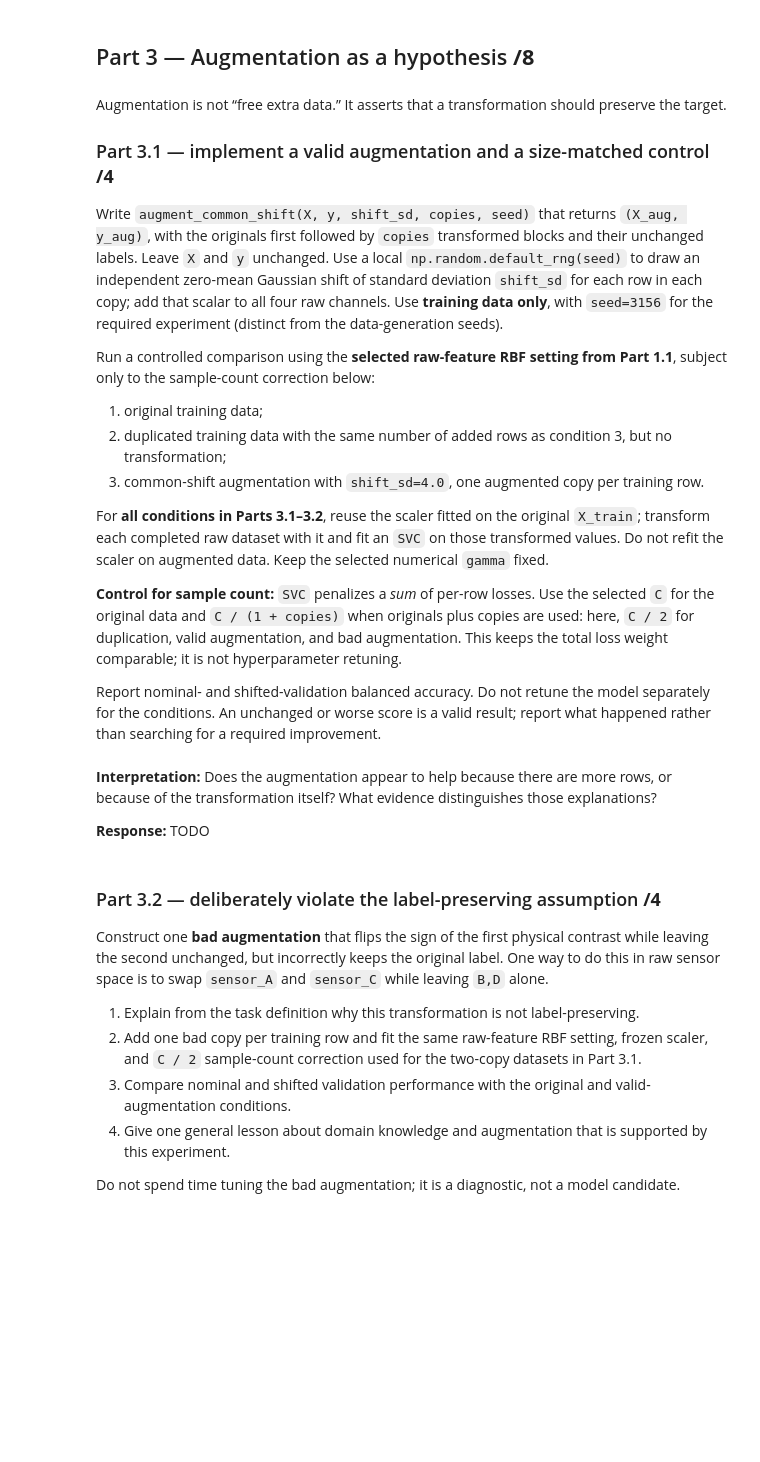
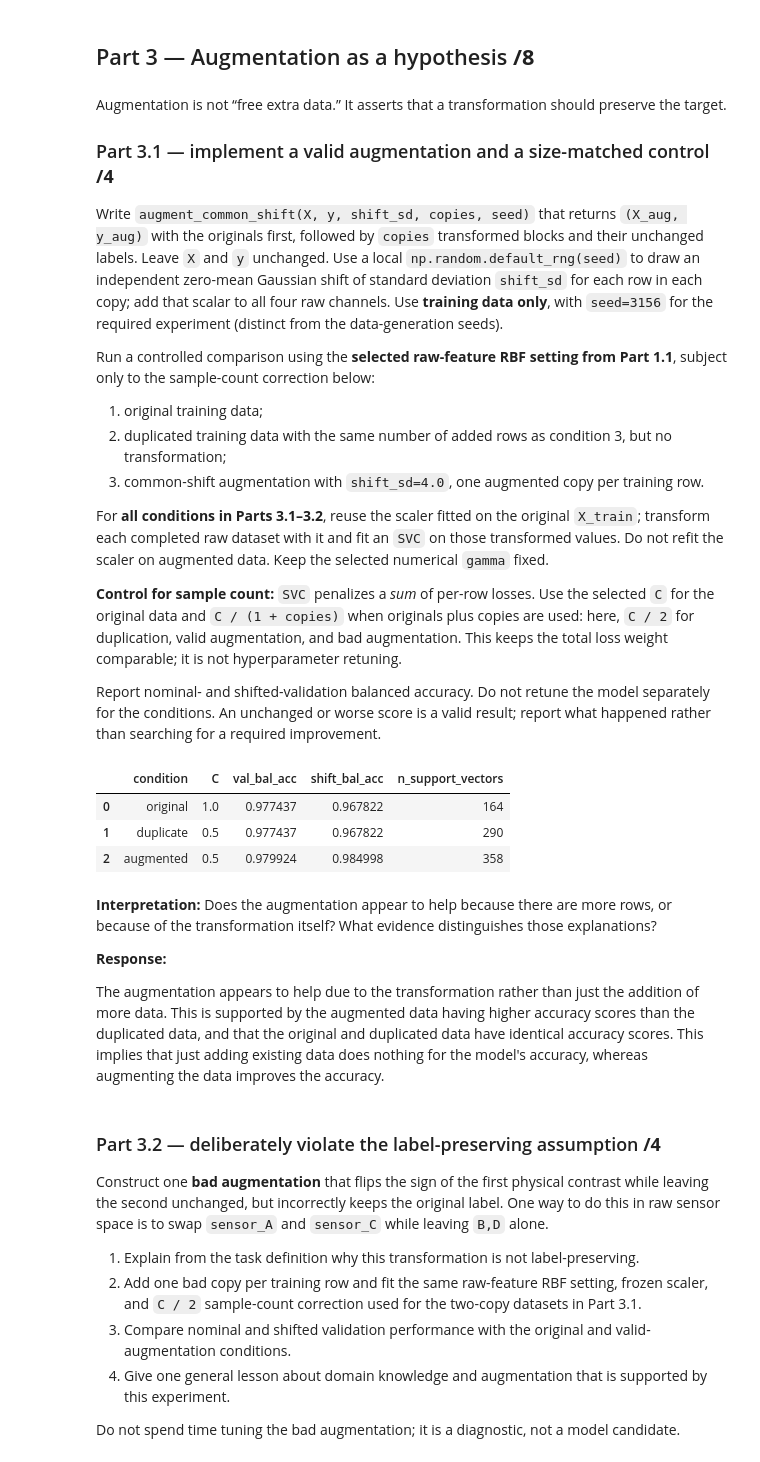
Before and after one commit to CameronC11/CSCI-A2, a Jupyter notebook: CSCI3151_A2_team_15.ipynb, the cells around one changed output. Saved outputs shown, nothing was run; the diff lists cells and outputs as text; code cells hidden in the pictures; blank space fills up the shorter version.

```diff
--- a/CSCI3151_A2_team_15.ipynb
+++ b/CSCI3151_A2_team_15.ipynb
@@ -616,7 +616,7 @@ Augmentation is not “free extra data.” It asserts that a transformation shou
 
 ### Part 3.1 — implement a valid augmentation and a size-matched control  **/4**
 
-Write `augment_common_shift(X, y, shift_sd, copies, seed)` that returns `(X_aug, y_aug)`, with the originals first followed by `copies` transformed blocks and their unchanged labels. Leave `X` and `y` unchanged. Use a local `np.random.default_rng(seed)` to draw an independent zero-mean Gaussian shift of standard deviation `shift_sd` for each row in each copy; add that scalar to all four raw channels. Use **training data only**, with `seed=3156` for the required experiment (distinct from the data-generation seeds).
+Write `augment_common_shift(X, y, shift_sd, copies, seed)` that returns `(X_aug, y_aug)` with the originals first, followed by `copies` transformed blocks and their unchanged labels. Leave `X` and `y` unchanged. Use a local `np.random.default_rng(seed)` to draw an independent zero-mean Gaussian shift of standard deviation `shift_sd` for each row in each copy; add that scalar to all four raw channels. Use **training data only**, with `seed=3156` for the required experiment (distinct from the data-generation seeds).
 
 Run a controlled comparison using the **selected raw-feature RBF setting from Part 1.1**, subject only to the sample-count correction below:
 
@@ -630,18 +630,60 @@ For **all conditions in Parts 3.1–3.2**, reuse the scaler fitted on the origin
 
 Report nominal- and shifted-validation balanced accuracy. Do not retune the model separately for the conditions. An unchanged or worse score is a valid result; report what happened rather than searching for a required improvement.
 # %%
-# TODO: Part 3.1
+# Part 3.1
 
 def augment_common_shift(X, y, shift_sd=4.0, copies=1, seed=3156):
     """Return original rows then shifted copies and labels; do not mutate inputs."""
-    raise NotImplementedError
 
-results_31 = None
+    X_aug, y_aug = X.copy(), y.copy()
+
+    rng = np.random.default_rng(seed)
+    for i in range(copies):
+        shift = rng.normal(loc=0, scale=shift_sd, size=(len(X), 1))
+        X_shift = X + shift
+        X_aug = np.append(X_aug, X_shift, axis=0)
+        y_aug = np.append(y_aug, y)
+
+    return (X_aug, y_aug)
+
+
+scaler = StandardScaler().fit(X_train)
+C_sel, g_sel = selected_rbf["C"], selected_rbf["gamma"]
+
+X_aug, y_aug = augment_common_shift(X_train, y_train)
+X_dup = np.concatenate([X_train, X_train], axis=0)
+y_dup = np.concatenate([y_train, y_train])
+
+conds = {
+    "original":  (X_train, y_train, C_sel),
+    "duplicate": (X_dup,   y_dup,   C_sel / 2),
+    "augmented": (X_aug,   y_aug,   C_sel / 2),
+}
+
+rows = []
+for name, (Xc, yc, C) in conds.items():
+    clf = SVC(kernel="rbf", C=C, gamma=g_sel).fit(scaler.transform(Xc), yc)
+    rows.append({
+        "condition": name,
+        "C": C,
+        "val_bal_acc": balanced_accuracy_score(y_val, clf.predict(scaler.transform(X_val))),
+        "shift_bal_acc": balanced_accuracy_score(y_shift_val, clf.predict(scaler.transform(X_shift_val))),
+        "n_support_vectors": clf.n_support_.sum(),
+    })
+
+results_31 = pd.DataFrame(rows)
 results_31
+# %% [output]
+|  | condition | C | val_bal_acc | shift_bal_acc | n_support_vectors |
+| 0 | original | 1.0 | 0.977437 | 0.967822 | 164 |
+| 1 | duplicate | 0.5 | 0.977437 | 0.967822 | 290 |
+| 2 | augmented | 0.5 | 0.979924 | 0.984998 | 358 |
 # %% [markdown]
 **Interpretation:** Does the augmentation appear to help because there are more rows, or because of the transformation itself? What evidence distinguishes those explanations?
 
-**Response:** TODO
+**Response:**
+
+The augmentation appears to help due to the transformation rather than just the addition of more data. This is supported by the augmented data having higher accuracy scores than the duplicated data, and that the original and duplicated data have identical accuracy scores. This implies that just adding existing data does nothing for the model's accuracy, whereas augmenting the data improves the accuracy.
 # %% [markdown]
 ### Part 3.2 — deliberately violate the label-preserving assumption  **/4**
 
```
Also changed, not shown: parts of 5 cells of this notebook.
